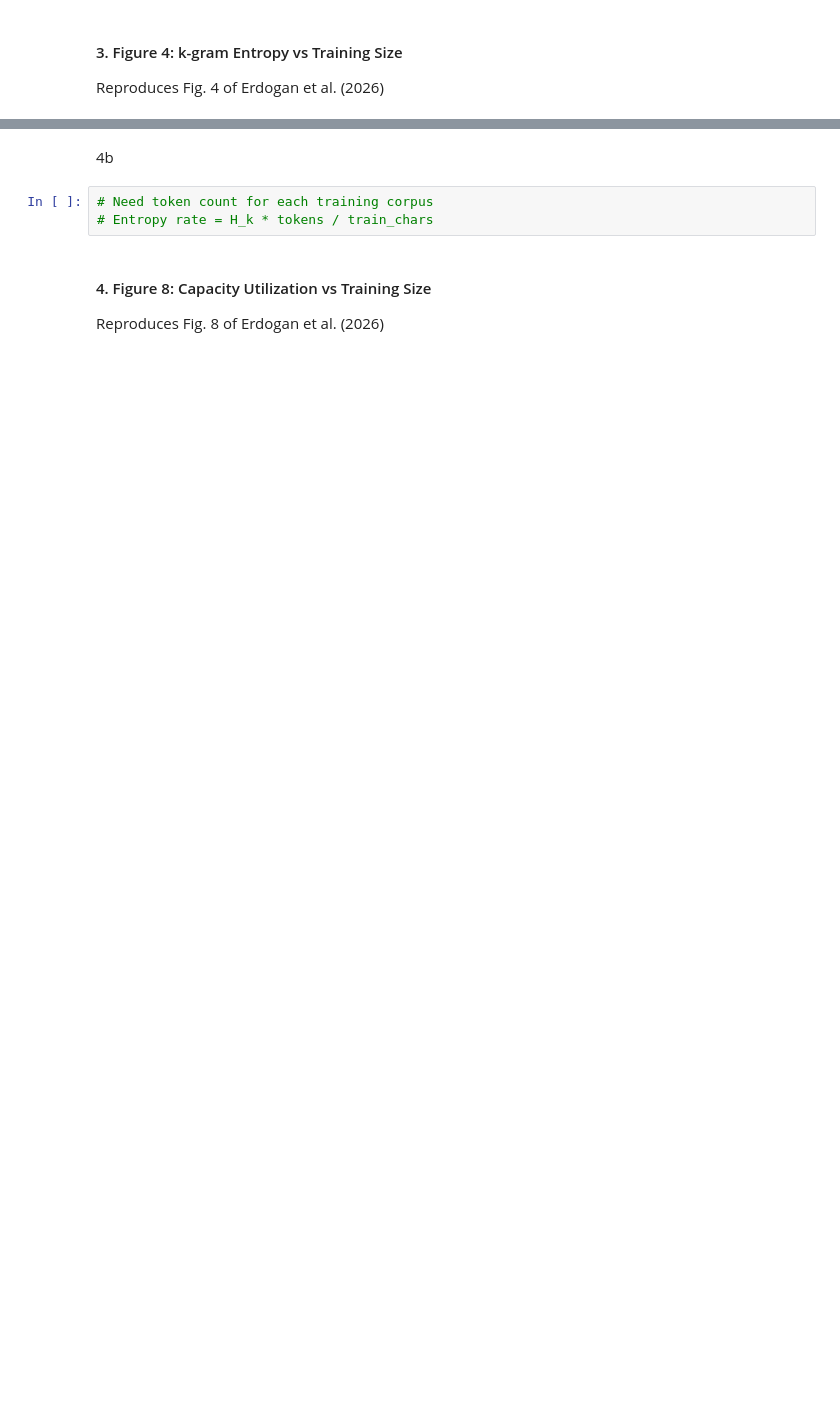
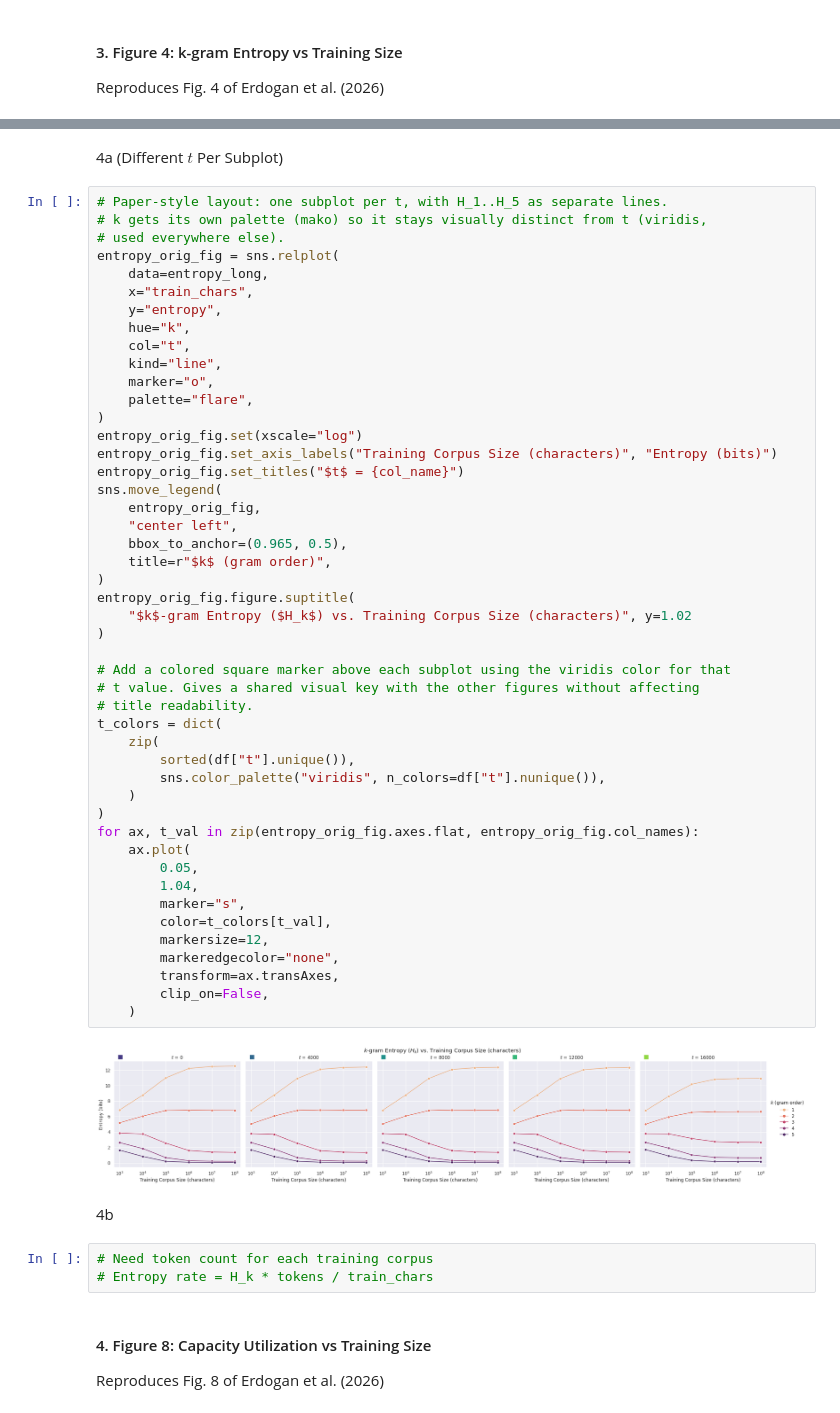
Before and after one commit to vincentczhou/cse493s-spring26-project, a Jupyter notebook: notebooks/figures.ipynb, the cells around one changed output, grey strips where cells are left out. Cells and saved outputs as stored; diff of their text form; blank space fills up the shorter version.

```diff
--- a/notebooks/figures.ipynb
+++ b/notebooks/figures.ipynb
@@ -92,3 +124,54 @@ for k in ks:
+# %% [markdown]
+4a (Different $t$ Per Subplot)
+# %%
+# Paper-style layout: one subplot per t, with H_1..H_5 as separate lines.
+# k gets its own palette (mako) so it stays visually distinct from t (viridis,
+# used everywhere else).
+entropy_orig_fig = sns.relplot(
+    data=entropy_long,
+    x="train_chars",
+    y="entropy",
+    hue="k",
+    col="t",
+    kind="line",
+    marker="o",
+    palette="flare",
+)
+entropy_orig_fig.set(xscale="log")
+entropy_orig_fig.set_axis_labels("Training Corpus Size (characters)", "Entropy (bits)")
+entropy_orig_fig.set_titles("$t$ = {col_name}")
+sns.move_legend(
+    entropy_orig_fig,
+    "center left",
+    bbox_to_anchor=(0.965, 0.5),
+    title=r"$k$ (gram order)",
+)
+entropy_orig_fig.figure.suptitle(
+    "$k$-gram Entropy ($H_k$) vs. Training Corpus Size (characters)", y=1.02
+)
+
+# Add a colored square marker above each subplot using the viridis color for that
+# t value. Gives a shared visual key with the other figures without affecting
+# title readability.
+t_colors = dict(
+    zip(
+        sorted(df["t"].unique()),
+        sns.color_palette("viridis", n_colors=df["t"].nunique()),
+    )
+)
+for ax, t_val in zip(entropy_orig_fig.axes.flat, entropy_orig_fig.col_names):
+    ax.plot(
+        0.05,
+        1.04,
+        marker="s",
+        color=t_colors[t_val],
+        markersize=12,
+        markeredgecolor="none",
+        transform=ax.transAxes,
+        clip_on=False,
+    )
+# %% [output]
+[figure, added]
 # %% [markdown]
 4b
 # %%
```
Also changed, not shown: parts of 5 cells of this notebook.
